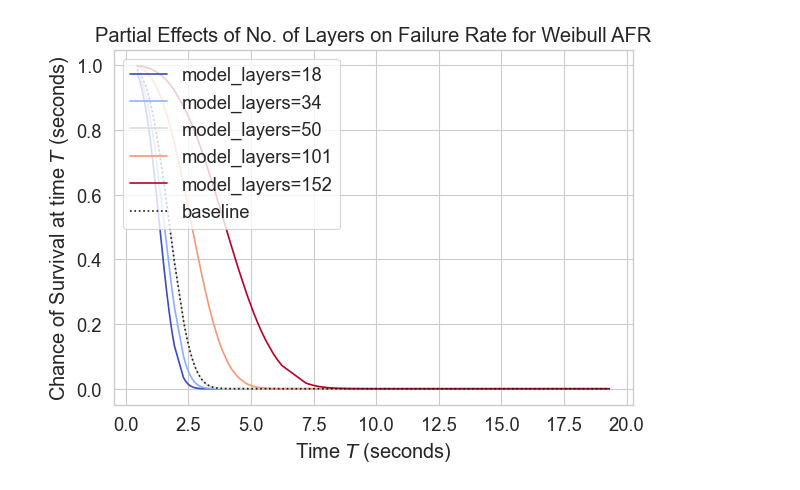
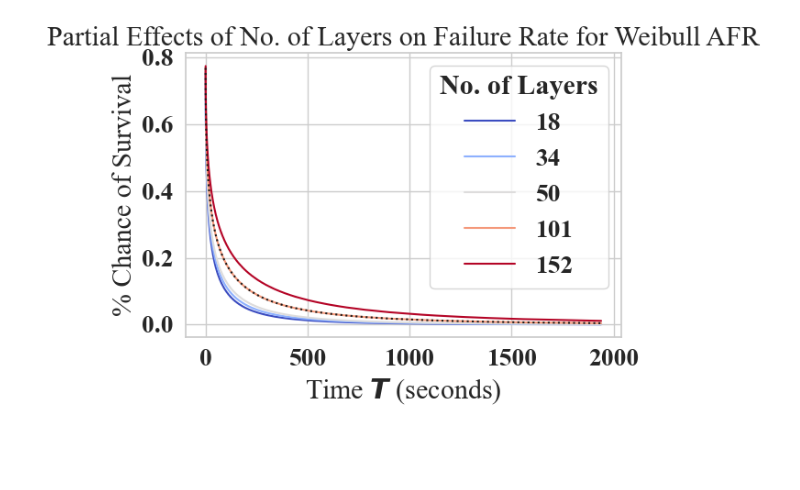
Before and after one commit to simplymathematics/deckard, a Jupyter notebook: examples/pytorch/weibull.ipynb, the cells around one changed output. Cells and saved outputs as stored; diff of their text form; code cells hidden in the pictures; blank space fills up the shorter version.

Commit message:
update plots

```diff
--- a/examples/pytorch/weibull.ipynb
+++ b/examples/pytorch/weibull.ipynb
@@ -162,14 +168,14 @@ def clean_data_for_aft(
 
 
 kwarg_list = [
-    "accuracy",
+    # "accuracy",
     "train_time",
     "predict_time",
     "atk_value",
     "def_value",
     "data.sample.random_state",
     "adv_failure_rate",
-    "failure_rate",
+    # "failure_rate",
     "model_layers",
     "adv_fit_time",
     # "atk_param",
@@ -186,10 +192,10 @@ kwarg_list = [
 
 # cleaned['accuracy'] = y
 # %%
-data.loc[:, "adv_failures"] = (1 - data.loc[:, "adv_accuracy"]) * 100
-data.loc[:, "ben_failures"] = (1 - data.loc[:, "accuracy"]) * 100
-target = "ben_failures"
-duration_col = "predict_time"
+data.loc[:, "adv_failures"] = (1 - data.loc[:, "adv_accuracy"])
+data.loc[:, "ben_failures"] = (1 - data.loc[:, "accuracy"])
+target = "adv_failures"
+duration_col = "adv_fit_time"
 cleaned, y, data = clean_data_for_aft(data, kwarg_list,  target=target)
 X_train, X_test, y_train, y_test = train_test_split(cleaned, y,  test_size=0.2, random_state=42)
 assert target in cleaned, f"Target {target} not in dataframe with columns {cleaned.columns}"
@@ -251,7 +257,7 @@ weibull_afr, wft = plot_aft(
     file = "weibull_aft.pdf",
     event_col = target,
     duration_col = duration_col,
-    title = "Weibull AFT Model",
+    title = "Weibull AFR Model",
     mtype = "weibull",
     replacement_dict=weibull_dict,
 )
@@ -286,36 +290,36 @@ wft_scores = score_model(wft, X_train, X_test)
 # %%
 pareto_dict = {
     "model_layers=18": "18",
     "model_layers=34": "34",
     "model_layers=50": "50",
     "model_layers=101": "101",
     "model_layers=152": "152",
 }
 pareto_weibull = plot_partial_effects(
     file = "weibull_partial_effects.pdf",
     aft = wft,
     covariate_array="model_layers",
     values_array=[18, 34, 50, 101, 152],
     title="Partial Effects of No. of Layers on Failure Rate for Weibull AFR",
     replacement_dict=pareto_dict,
-    ylabel="Chance of Survival at time $T$ (seconds)",
+    ylabel="% Chance of Survival",
     xlabel="Time $T$ (seconds)",
-    legend = {"title" : "No. of Layers", "labels" : ["18", "34", "50", "101", "152"]},
+    legend_kwargs={"title" : "No. of Layers", "labels" : ["18", "34", "50", "101", "152"]},
     )
 
 # weibull_accuracy = plot_partial_effects(
 #     file = "weibull_partial_effect_accuracy.pdf",
 #     aft = wft,
 #     covariate_array = "accuracy",
 #     values_array = [.9, .99, .999, .9999],
 #     replacement_dict=weibull_dict,
 #     title="Partial Effects of Benign Accuracy on Failure Rate",
-#     ylabel="Chance of Survival at time $T$ (seconds)",
+#     ylabel="% Chance of Survival",
 #     xlabel="Time $T$ (seconds)",
 #     legend = {"title" : "Benign Accuracy"},
 #     )
 # %% [output]
-[figure, old version]
+[figure, new version]
 # %%
 
 cox_dict = {
```
Also changed, not shown: parts of 9 cells of this notebook, 9 other files.
